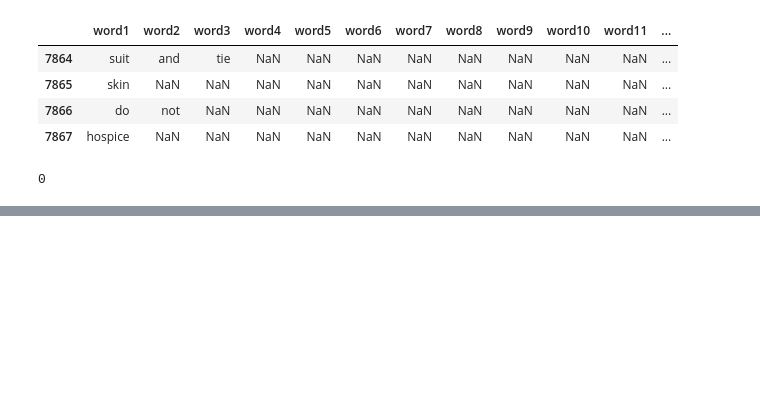
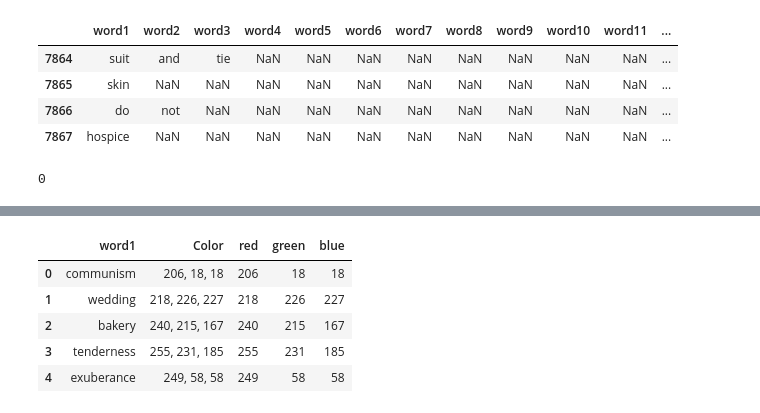
Before and after one commit to MaryaRB/ColorPaletteGenerator, a Jupyter notebook: data/EDA.ipynb, the cells around one changed output, grey strips where cells are left out. Cells and saved outputs as stored; diff of their text form; code cells hidden in the pictures; blank space fills up the shorter version.

```diff
--- a/data/EDA.ipynb
+++ b/data/EDA.ipynb
@@ -426,0 +569,5 @@ text2palette_df.to_csv('T2P.csv', index=False)
+# %%
+#using melt method
+t2p_df = t2p_df.melt(id_vars=["word1"],
+        value_name="Color")
+t2p_df.head()
@@ -426,0 +581,4 @@ text2palette_df.to_csv('T2P.csv', index=False)
+# %%
+#dropping the variable column since we don't need to know which color was which in the palette
+t2p_df = t2p_df.drop('variable', axis=1)
+t2p_df.head()
@@ -426,0 +599,5 @@ text2palette_df.to_csv('T2P.csv', index=False)
+# %%
+# delete the brackets
+t2p_df['Color'] = t2p_df['Color'].str.replace("(","")
+t2p_df['Color'] = t2p_df['Color'].str.replace(")","")
+t2p_df.head()
@@ -426,0 +611,11 @@ text2palette_df.to_csv('T2P.csv', index=False)
+# %%
+# adding the new columns
+t2p_df[['red', 'green', 'blue']] = t2p_df['Color'].str.split(', ', expand=True)
+t2p_df.head()
+# %% [output]
+|  | word1 | Color | red | green | blue |
+| 0 | communism | 206, 18, 18 | 206 | 18 | 18 |
+| 1 | wedding | 218, 226, 227 | 218 | 226 | 227 |
+| 2 | bakery | 240, 215, 167 | 240 | 215 | 167 |
+| 3 | tenderness | 255, 231, 185 | 255 | 231 | 185 |
+| 4 | exuberance | 249, 58, 58 | 249 | 58 | 58 |
```
Also changed, not shown: parts of 67 cells of this notebook, 2 other files.
